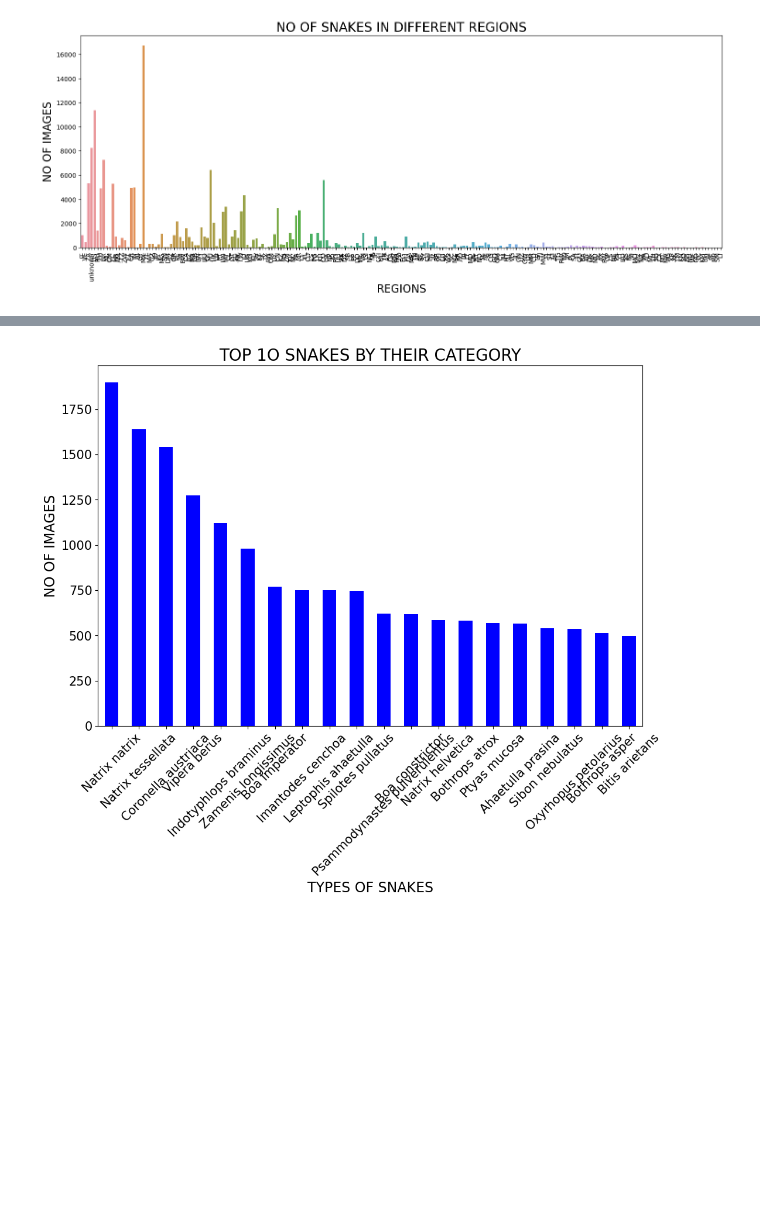
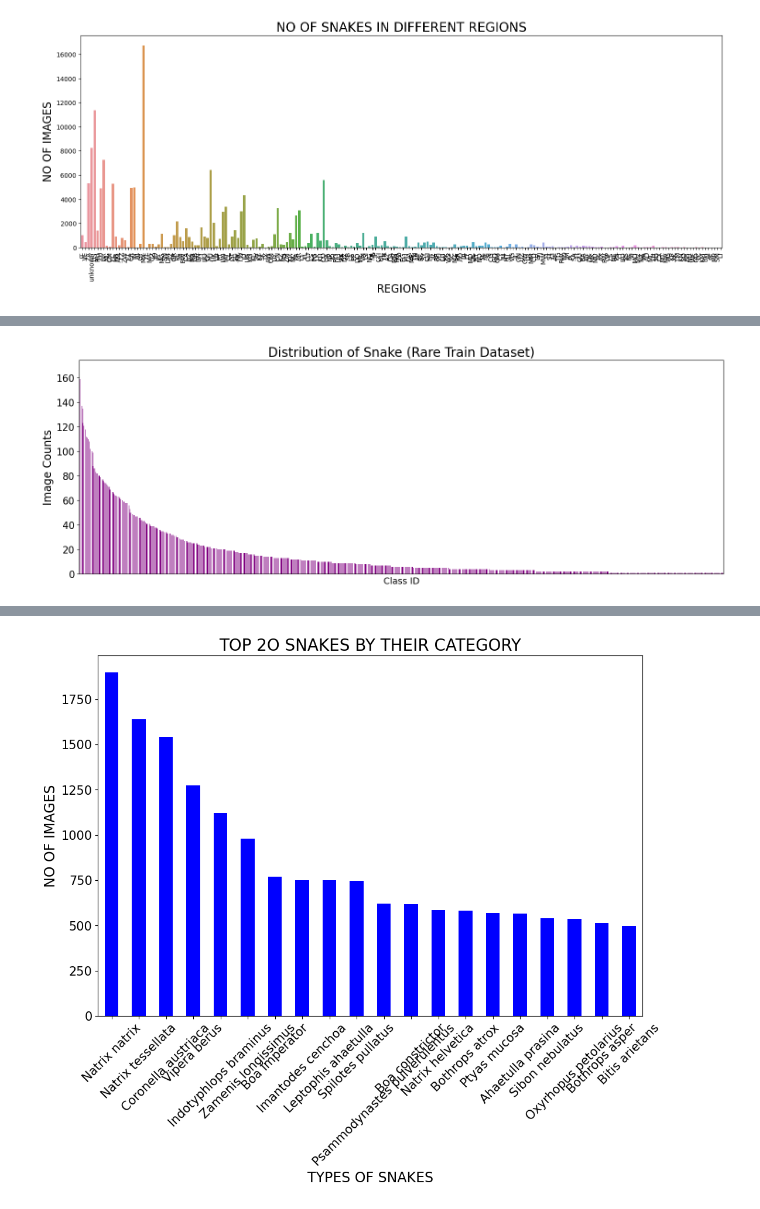
Before and after one commit to aarti-b/SnakeCLEF2023-FGVC10-CVPR2023, a Jupyter notebook: SnakeCLEF2023/starting_analysis/start.ipynb, the cells around one changed output, grey strips where cells are left out. Cells and saved outputs as stored; diff of their text form; code cells hidden in the pictures; blank space fills up the shorter version.

```diff
--- a/SnakeCLEF2023/starting_analysis/start.ipynb
+++ b/SnakeCLEF2023/starting_analysis/start.ipynb
@@ -12,7 +8,9 @@ import json
 %matplotlib inline
 # %%
+'''Load Datset'''
 train_df = pd.read_csv('./snake_csv_files/SnakeCLEF2023-TrainMetadata-iNat.csv')
 val_df = pd.read_csv('./snake_csv_files/SnakeCLEF2023-ValMetadata.csv')
+rare_df = pd.read_csv('./snake_csv_files/SnakeCLEF2023-TrainMetadata-HM.csv')
 # %%
 train_df.shape
 # %% [output]
@@ -76,0 +101,13 @@ plt.show()
+# %%
+import seaborn as sns
+plt.figure(figsize=(18,6))
+ax=r_df.plot(kind="bar",fontsize = 15,color="purple")
+
+# plt.xticks(rotation=90)
+ax.set(xticks=([]))
+plt.title("Distribution of Snake (Rare Train Dataset)",size=20)
+plt.xlabel("Class ID",size=14)
+plt.ylabel("Image Counts",size=17)
+plt.show()
+# %% [output]
+[figure, added]
```
Also changed, not shown: parts of 9 cells of this notebook, 3 other files.
